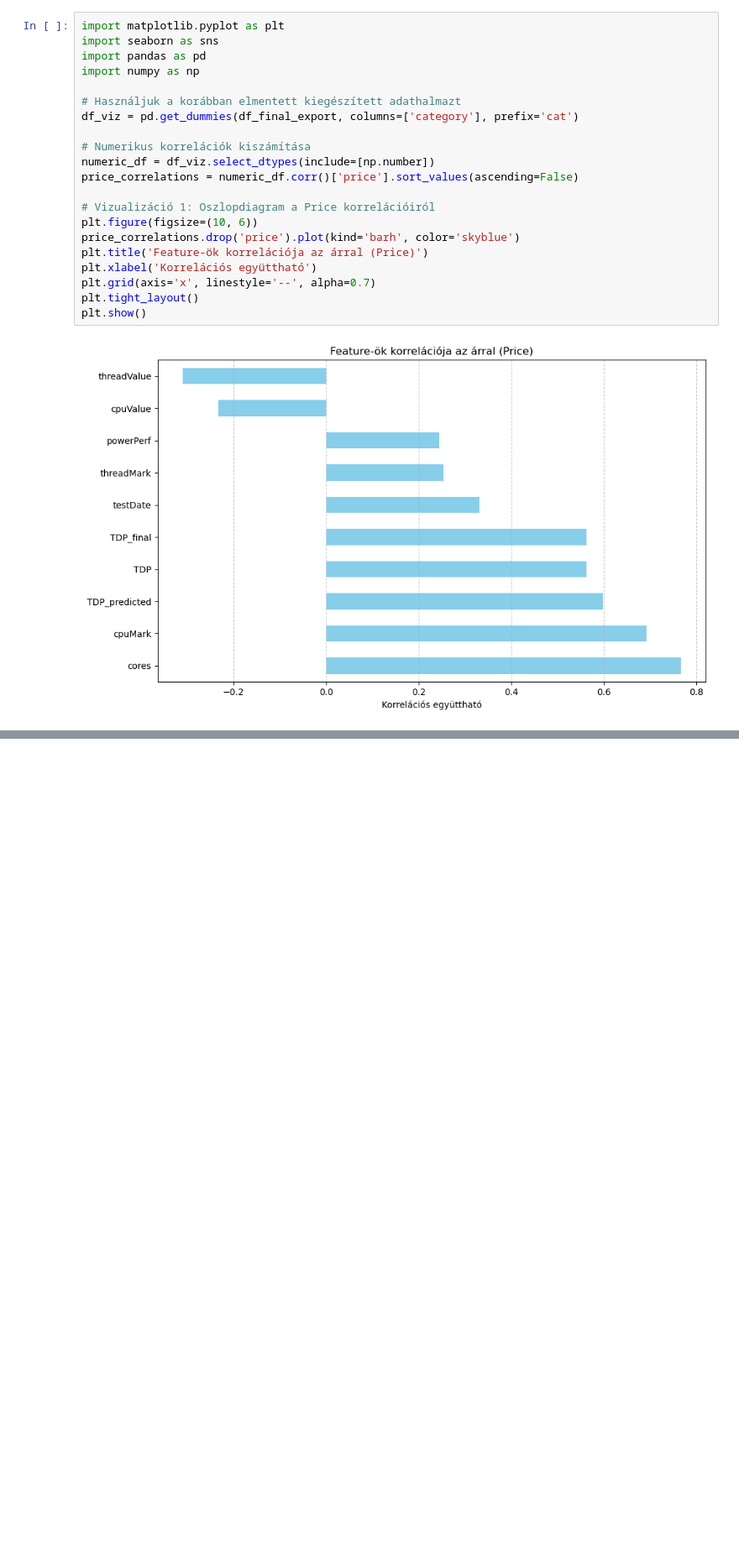
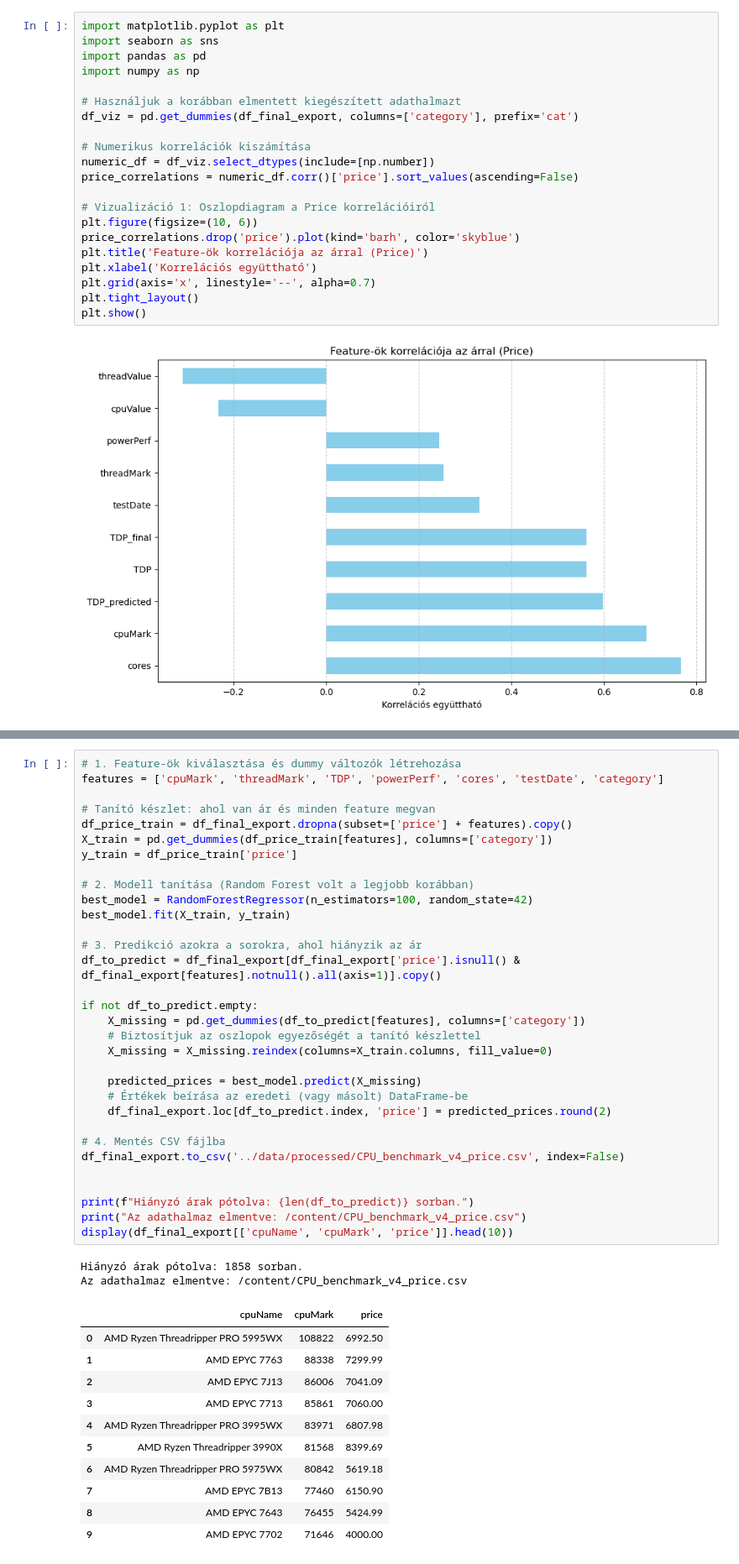
Before and after one commit to DGeriOE/CPU_Performance_Predictor, a Jupyter notebook: notebooks/EDA.ipynb, the cells around one changed output, grey strips where cells are left out. Shown at 84% size. Cells and saved outputs as stored; diff of their text form; blank space fills up the shorter version.

Commit message:
Price feltöltés és azzal első performance regression

```diff
--- a/notebooks/EDA.ipynb
+++ b/notebooks/EDA.ipynb
@@ -270,0 +275,46 @@ display(results_price)
+# %%
+# 1. Feature-ök kiválasztása és dummy változók létrehozása
+features = ['cpuMark', 'threadMark', 'TDP', 'powerPerf', 'cores', 'testDate', 'category']
+
+# Tanító készlet: ahol van ár és minden feature megvan
+df_price_train = df_final_export.dropna(subset=['price'] + features).copy()
+X_train = pd.get_dummies(df_price_train[features], columns=['category'])
+y_train = df_price_train['price']
+
+# 2. Modell tanítása (Random Forest volt a legjobb korábban)
+best_model = RandomForestRegressor(n_estimators=100, random_state=42)
+best_model.fit(X_train, y_train)
+
+# 3. Predikció azokra a sorokra, ahol hiányzik az ár
+df_to_predict = df_final_export[df_final_export['price'].isnull() & df_final_export[features].notnull().all(axis=1)].copy()
+
+if not df_to_predict.empty:
+    X_missing = pd.get_dummies(df_to_predict[features], columns=['category'])
+    # Biztosítjuk az oszlopok egyezőségét a tanító készlettel
+    X_missing = X_missing.reindex(columns=X_train.columns, fill_value=0)
+
+    predicted_prices = best_model.predict(X_missing)
+    # Értékek beírása az eredeti (vagy másolt) DataFrame-be
+    df_final_export.loc[df_to_predict.index, 'price'] = predicted_prices.round(2)
+
+# 4. Mentés CSV fájlba
+df_final_export.to_csv('../data/processed/CPU_benchmark_v4_price.csv', index=False)
+
+
+print(f"Hiányzó árak pótolva: {len(df_to_predict)} sorban.")
+print("Az adathalmaz elmentve: /content/CPU_benchmark_v4_price.csv")
+display(df_final_export[['cpuName', 'cpuMark', 'price']].head(10))
+# %% [output]
+Hiányzó árak pótolva: 1858 sorban.
+Az adathalmaz elmentve: /content/CPU_benchmark_v4_price.csv
+|  | cpuName | cpuMark | price |
+| 0 | AMD Ryzen Threadripper PRO 5995WX | 108822 | 6992.50 |
+| 1 | AMD EPYC 7763 | 88338 | 7299.99 |
+| 2 | AMD EPYC 7J13 | 86006 | 7041.09 |
+| 3 | AMD EPYC 7713 | 85861 | 7060.00 |
+| 4 | AMD Ryzen Threadripper PRO 3995WX | 83971 | 6807.98 |
+| 5 | AMD Ryzen Threadripper 3990X | 81568 | 8399.69 |
+| 6 | AMD Ryzen Threadripper PRO 5975WX | 80842 | 5619.18 |
+| 7 | AMD EPYC 7B13 | 77460 | 6150.90 |
+| 8 | AMD EPYC 7643 | 76455 | 5424.99 |
+| 9 | AMD EPYC 7702 | 71646 | 4000.00 |
```
Also changed, not shown: parts of 2 cells of this notebook, 1 other file.
